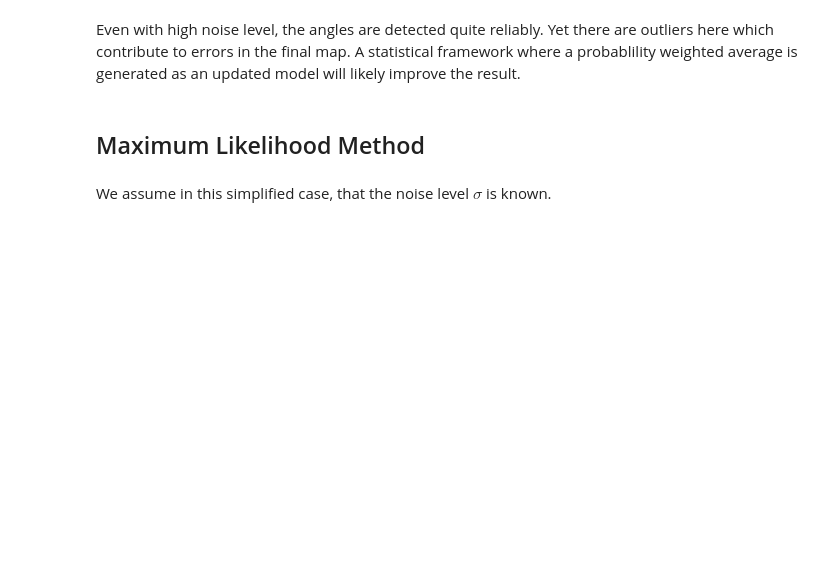
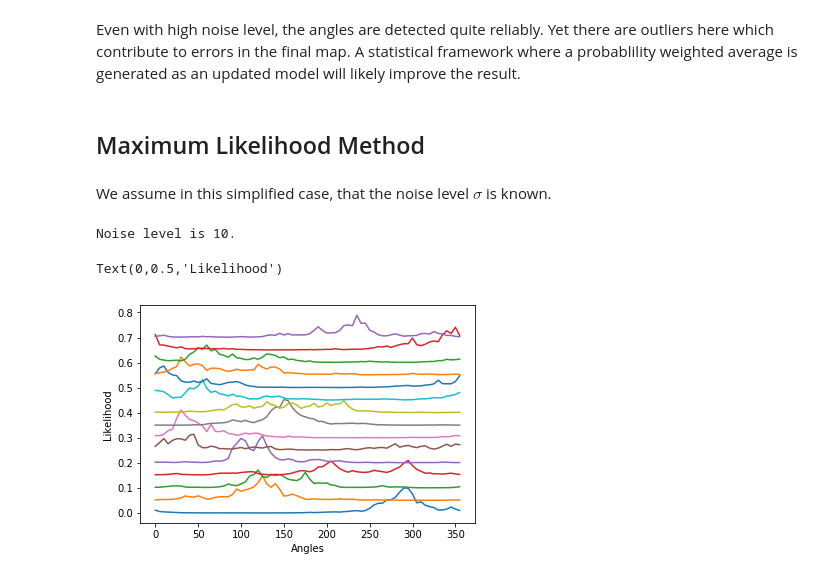
Before and after one commit to stefanhuber1993/CryoEM_Reconstruction, a Jupyter notebook: 1_Alignment2D.ipynb, the cells around one changed output. Drawn from its saved outputs; the diff is of its cells as text; code cells hidden in the pictures; blank space fills up the shorter version.

```diff
--- a/1_Alignment2D.ipynb
+++ b/1_Alignment2D.ipynb
@@ -132,7 +133,22 @@ Even with high noise level, the angles are detected quite reliably. Yet there ar
 ## Maximum Likelihood Method
 # %% [markdown]
 We assume in this simplified case, that the noise level $\sigma$ is known.
-# %%
-def log_likelihood(image, model, sigma):
-    likelihood = None
-    return np.log(likelihood)
+# %%
+print('Noise level is %s.'%sigma)
+# %% [output]
+Noise level is 10.
+# %%
+def log_likelihood(image, model, sigma):
+    z_score = (image-model).flatten()/sigma
+    log_likelihood = np.log(scipy.stats.norm.pdf(z_score)).sum()
+    return log_likelihood
+# %%
+for i,image in enumerate(images_stack[0:15]):
+    a = np.array([log_likelihood(image, reference, sigma) for reference in reference_stack])
+    probs = np.exp(a-a.max())
+    probs /= probs.sum()
+    plt.plot(angles_reference, probs+i*0.05)
+plt.xlabel('Angles'); plt.ylabel('Likelihood')
+# %% [output]
+Text(0,0.5,'Likelihood')
+[figure, added]
```
Also changed, not shown: parts of 7 cells of this notebook.
